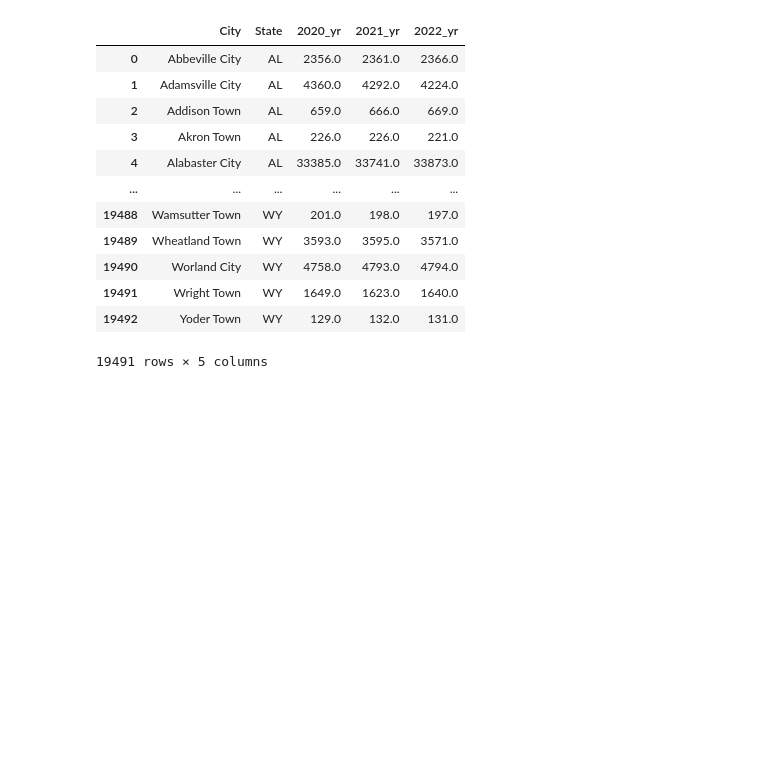
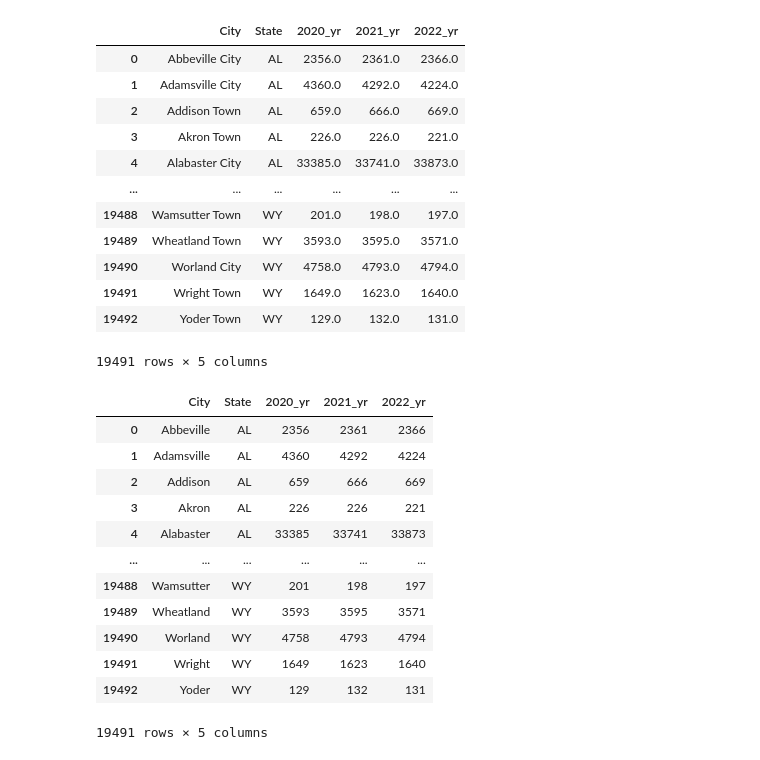
Before and after one commit to annaramer/project3, a Jupyter notebook: Population data.ipynb, the cells around one changed output. Cells and saved outputs as stored; diff of their text form; code cells hidden in the pictures; blank space fills up the shorter version.

Commit message:
updated tables and added Cerberus

```diff
--- a/Population data.ipynb
+++ b/Population data.ipynb
@@ -203,0 +199,26 @@ pop_data_merge.to_csv('population.csv', index=False)
+# %%
+# remove city town village from city names
+pop_data_merge['City'] = pop_data_merge['City'].str.replace(r'\b(city|village|town|borough)\b', '', regex=True, case=False).str.strip()
+
+# Convert population columns to integers
+pop_data_merge[['2020_yr', '2021_yr', '2022_yr']] = pop_data_merge[['2020_yr', '2021_yr', '2022_yr']].astype(int)
+
+# Renaming the DataFrame to 'population'
+population = pop_data_merge
+
+# Display the updated DataFrame
+population
+# %% [output]
+|  | City | State | 2020_yr | 2021_yr | 2022_yr |
+| 0 | Abbeville | AL | 2356 | 2361 | 2366 |
+| 1 | Adamsville | AL | 4360 | 4292 | 4224 |
+| 2 | Addison | AL | 659 | 666 | 669 |
+| 3 | Akron | AL | 226 | 226 | 221 |
+| 4 | Alabaster | AL | 33385 | 33741 | 33873 |
+| ... | ... | ... | ... | ... | ... |
+| 19488 | Wamsutter | WY | 201 | 198 | 197 |
+| 19489 | Wheatland | WY | 3593 | 3595 | 3571 |
+| 19490 | Worland | WY | 4758 | 4793 | 4794 |
+| 19491 | Wright | WY | 1649 | 1623 | 1640 |
+| 19492 | Yoder | WY | 129 | 132 | 131 |
+19491 rows × 5 columns
```
Also changed, not shown: parts of 7 cells of this notebook, 8 other files.
